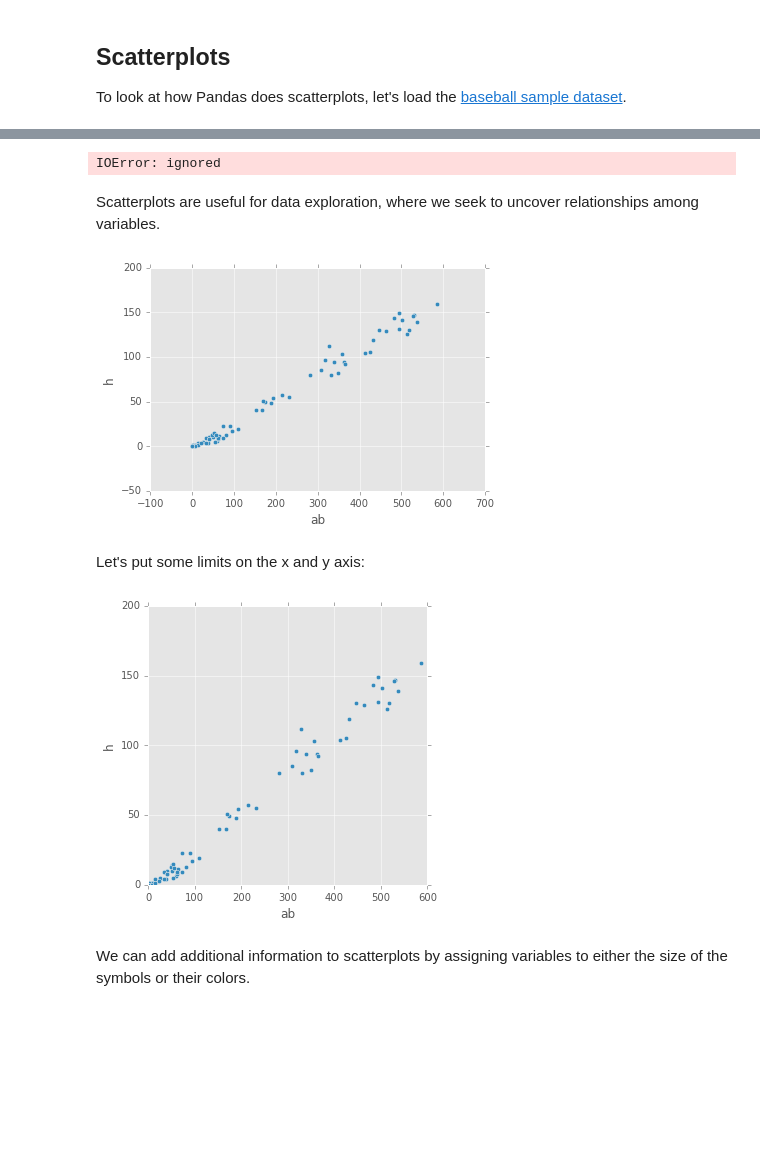
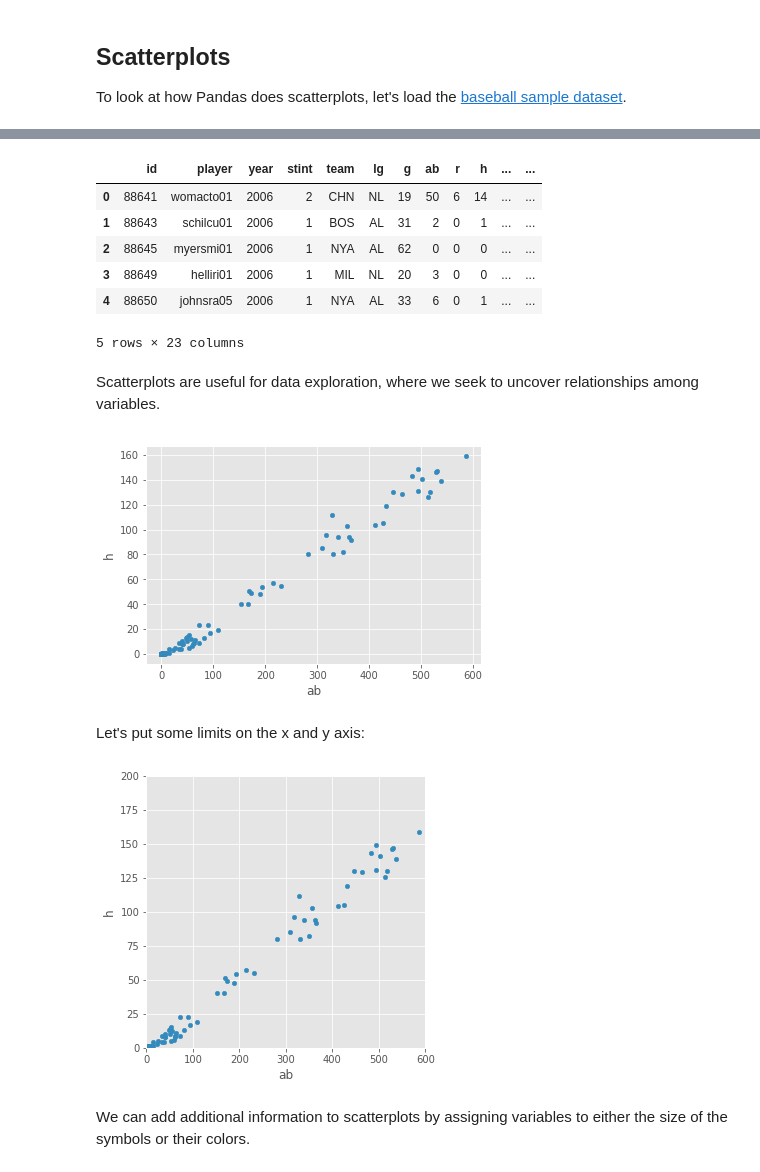
Before and after one commit to nhwhite212/DealingwithDataSpring2021, a Jupyter notebook: 8-Visualization/A-Matplotlib_and_Pandas.ipynb, the cells around one changed output, grey strips where cells are left out. Saved outputs shown, nothing was run; the diff lists cells and outputs as text; code cells hidden in the pictures; blank space fills up the shorter version.

```diff
--- a/8-Visualization/A-Matplotlib_and_Pandas.ipynb
+++ b/8-Visualization/A-Matplotlib_and_Pandas.ipynb
@@ -495,20 +501,28 @@ To look at how Pandas does scatterplots, let's load the [baseball sample dataset
 # %%
-baseball = pd.read_csv("/home/ubuntu/data/baseball.csv")
+
+
+baseball = pd.read_csv("./data/baseball.csv")
 baseball.head()
 # %% [output]
+|  | id | player | year | stint | team | lg | g | ab | r | h | ... | ... |
+| 0 | 88641 | womacto01 | 2006 | 2 | CHN | NL | 19 | 50 | 6 | 14 | ... | ... |
+| 1 | 88643 | schilcu01 | 2006 | 1 | BOS | AL | 31 | 2 | 0 | 1 | ... | ... |
+| 2 | 88645 | myersmi01 | 2006 | 1 | NYA | AL | 62 | 0 | 0 | 0 | ... | ... |
+| 3 | 88649 | helliri01 | 2006 | 1 | MIL | NL | 20 | 3 | 0 | 0 | ... | ... |
+| 4 | 88650 | johnsra05 | 2006 | 1 | NYA | AL | 33 | 6 | 0 | 1 | ... | ... |
-IOError: ignored
+5 rows × 23 columns
 # %% [markdown]
 Scatterplots are useful for data exploration, where we seek to uncover relationships among variables.
 # %%
 fig = baseball.plot(kind='scatter', x='ab', y='h')
 # %% [output]
-[figure, old version]
+[figure, new version]
 # %% [markdown]
 Let's put some limits on the x and y axis:
 # %%
 fig = baseball.plot(kind='scatter', x='ab', y='h', xlim=[0,600], ylim=[0,200], figsize=(5,5))
 # %% [output]
-[figure, old version]
+[figure, new version]
 # %% [markdown]
 We can add additional information to scatterplots by assigning variables to either the size of the symbols or their colors.
 # %%
```
Also changed, not shown: parts of 8 cells of this notebook.
